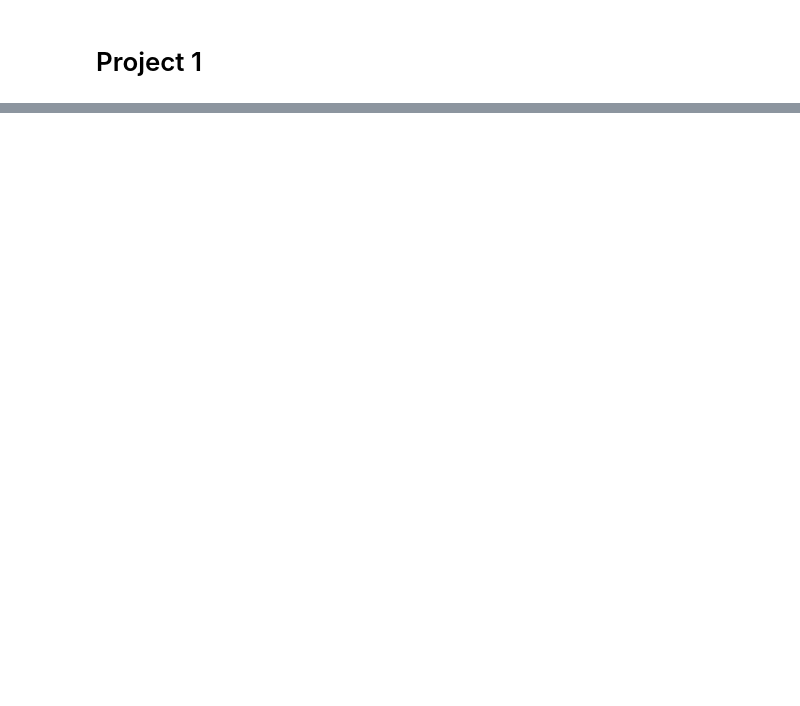
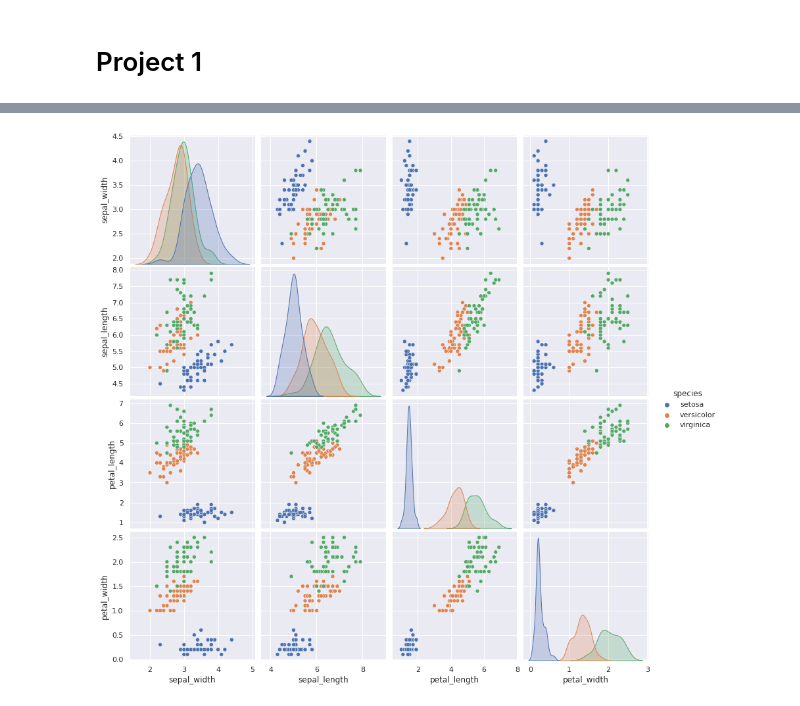
Before and after one commit to xmrcl0/7600064, a Jupyter notebook: project1/parta.ipynb, the cells around one changed output, grey strips where cells are left out. Cells and saved outputs as stored; diff of their text form; code cells hidden in the pictures; blank space fills up the shorter version.

```diff
--- a/project1/parta.ipynb
+++ b/project1/parta.ipynb
@@ -34,0 +8,5 @@ df.hist(figsize=(20, 20))
+# %%
+# Load
+import seaborn as sns
+iris = sns.load_dataset('iris')
+iris.head()
@@ -34,0 +20,8 @@ df.hist(figsize=(20, 20))
+# %%
+# Plot
+g = sns.pairplot(iris, vars=["sepal_width",
+                             "sepal_length",
+                             "petal_length",
+                             "petal_width"], hue='species', height=3)
+# %% [output]
+[figure, added]
```
Also changed, not shown: parts of 8 cells of this notebook.
